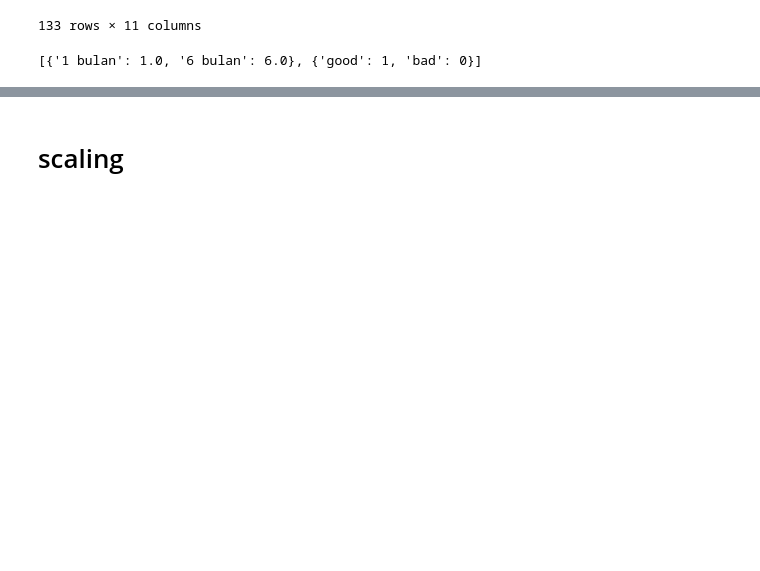
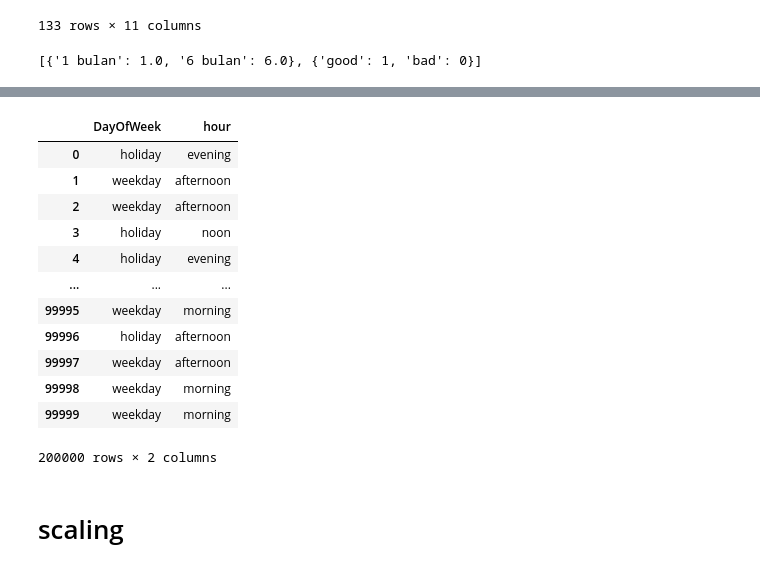
Before and after one commit to imanursar/Machine-Learning-Notes, a Jupyter notebook: Custom Function/Feature Engineering Function.ipynb, the cells around one changed output, grey strips where cells are left out. Saved outputs shown, nothing was run; the diff lists cells and outputs as text; code cells hidden in the pictures; blank space fills up the shorter version.

```diff
--- a/Custom Function/Feature Engineering Function.ipynb
+++ b/Custom Function/Feature Engineering Function.ipynb
@@ -321,0 +327,9 @@ inv_dic
+# %%
+def feature_eng(df):
+    df['DayOfWeek'] = df.DayOfWeek.map(lambda x: x.split('-')[-1]).astype('uint8')
+    df['hour'] = df.DepTime.map(lambda x: x/100).astype('int32')
+    return df.drop('DepTime', axis=1)
+# %%
+full_df = pd.concat([train_df.drop('dep_delayed_15min', axis=1), test_df])
+full_df = feature_eng(full_df[["DepTime","DayOfWeek"]])
+full_df.head()
@@ -322,3 +343,23 @@ inv_dic
+# %%
+full_df['hour'] = fe.daypart(full_df,'hour')
+# %%
+full_df['DayOfWeek'] = fe.holiday(full_df,'DayOfWeek')
+# %%
+full_df
+# %% [output]
+|  | DayOfWeek | hour |
+| 0 | holiday | evening |
+| 1 | weekday | afternoon |
+| 2 | weekday | afternoon |
+| 3 | holiday | noon |
+| 4 | holiday | evening |
+| ... | ... | ... |
+| 99995 | weekday | morning |
+| 99996 | holiday | afternoon |
+| 99997 | weekday | afternoon |
+| 99998 | weekday | morning |
+| 99999 | weekday | morning |
+200000 rows × 2 columns
 # %% [markdown]
 # scaling
 # %%
```
Also changed, not shown: parts of 3 cells of this notebook.
